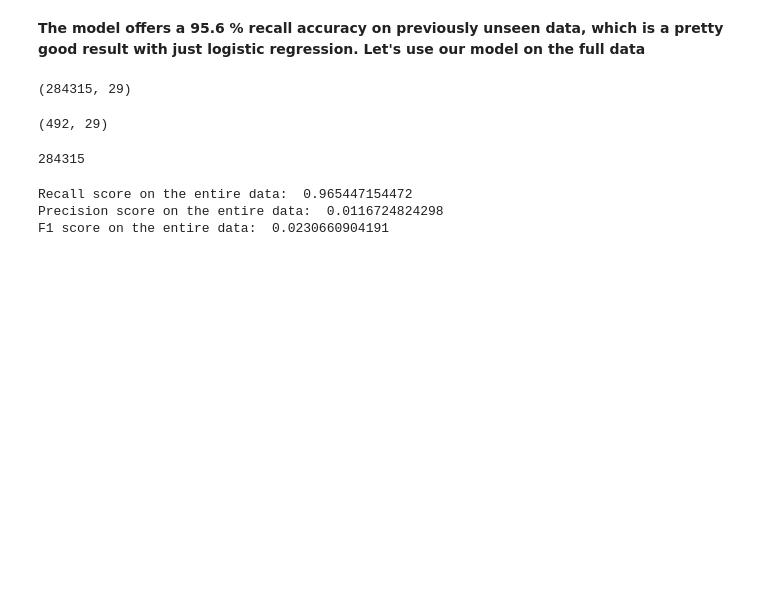
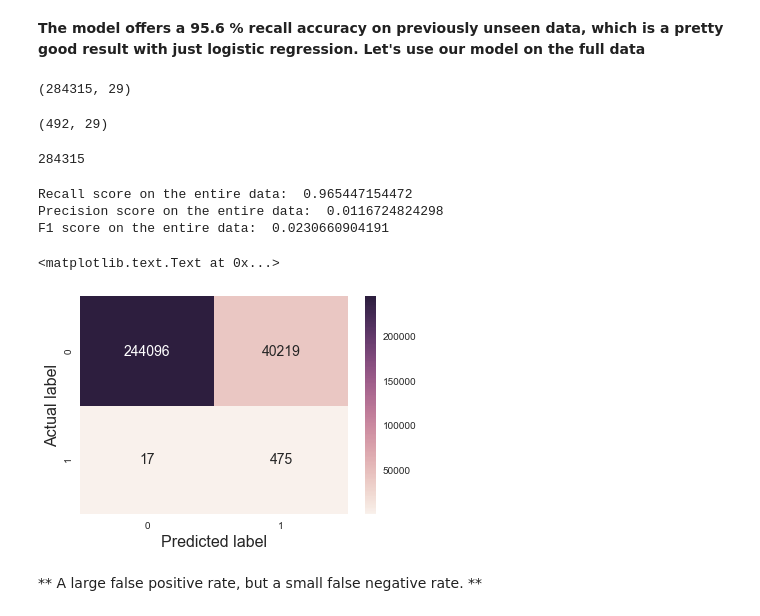
Before and after one commit to sushant2811/CreditCardFraudDetection, a Jupyter notebook: CreditCardFraudDetection.ipynb, the cells around one changed output. Cells and saved outputs as stored; diff of their text form; code cells hidden in the pictures; blank space fills up the shorter version.

Commit message:
Confusion matrix on the entire data

```diff
--- a/CreditCardFraudDetection.ipynb
+++ b/CreditCardFraudDetection.ipynb
@@ -793,3 +793,14 @@ print 'F1 score on the entire data: ', f1_score(NormalPlusFraudY, yPredFull)
 Recall score on the entire data:  0.965447154472
 Precision score on the entire data:  0.0116724824298
 F1 score on the entire data:  0.0230660904191
+# %%
+confMatrixFull = confusion_matrix(NormalPlusFraudY, yPredFull)
+# %%
+sns.heatmap(confMatrixFull, annot= True, fmt = '.0f', annot_kws={'size': 14})
+plt.xlabel('Predicted label', fontsize = 16)
+plt.ylabel('Actual label', fontsize = 16)
+# %% [output]
+<matplotlib.text.Text at 0x...>
+[figure, added]
+# %% [markdown]
+** A large false positive rate, but a small false negative rate. **
```
Also changed, not shown: parts of 1 cell of this notebook.
